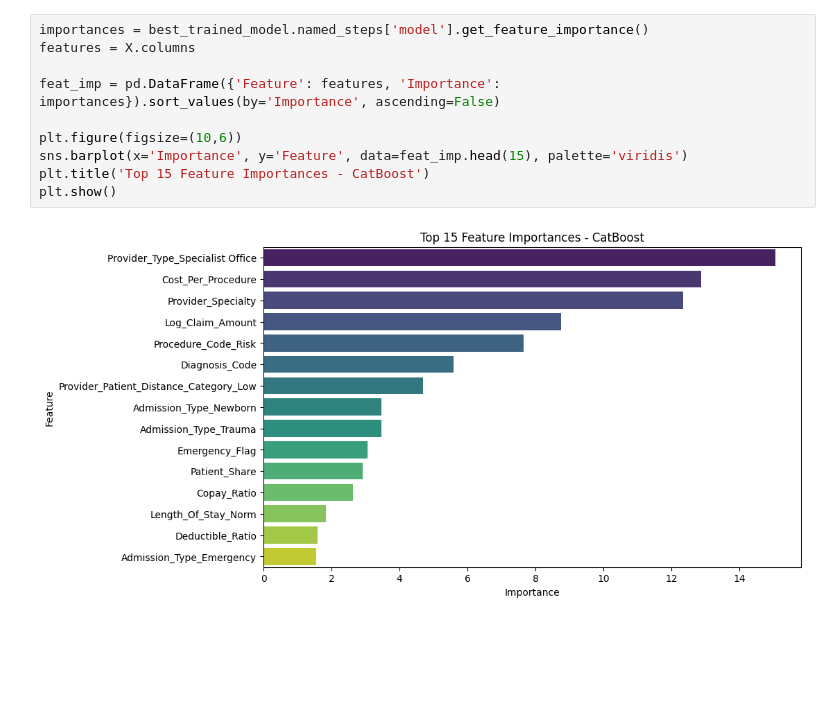
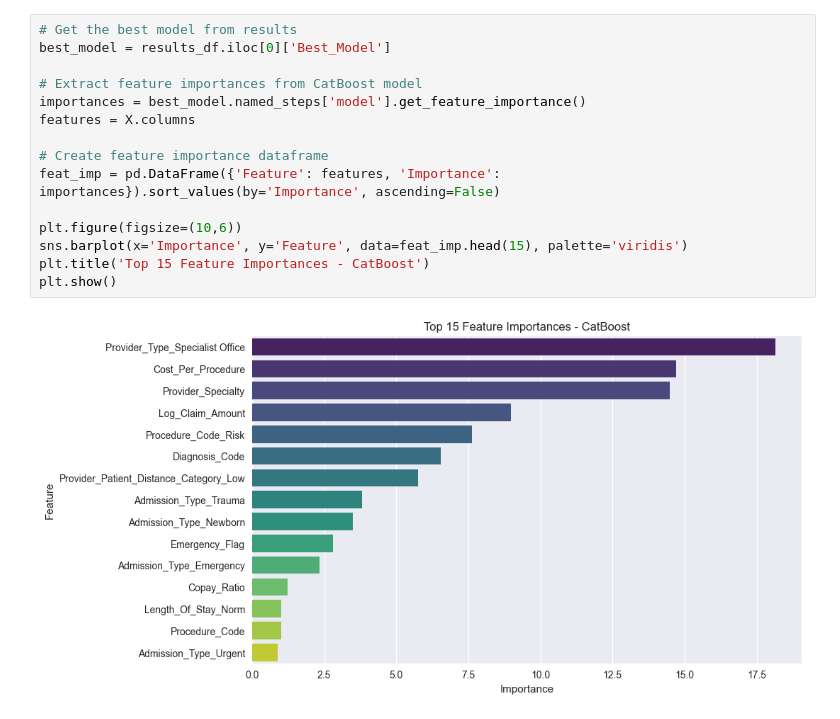
Before and after one commit to SurajKhodade15/us-healthcare-claims-fraud-ml, a Jupyter notebook: notebooks/03_model_experiments.ipynb, the cells around one changed output. Drawn from its saved outputs; the diff is of its cells as text; blank space fills up the shorter version.

```diff
--- a/notebooks/03_model_experiments.ipynb
+++ b/notebooks/03_model_experiments.ipynb
@@ -516,15 +655,20 @@ plt.show()
 # %%
-importances = best_trained_model.named_steps['model'].get_feature_importance()
+# Get the best model from results
+best_model = results_df.iloc[0]['Best_Model']
+
+# Extract feature importances from CatBoost model
+importances = best_model.named_steps['model'].get_feature_importance()
 features = X.columns
 
+# Create feature importance dataframe
 feat_imp = pd.DataFrame({'Feature': features, 'Importance': importances}).sort_values(by='Importance', ascending=False)
 
 plt.figure(figsize=(10,6))
 sns.barplot(x='Importance', y='Feature', data=feat_imp.head(15), palette='viridis')
 plt.title('Top 15 Feature Importances - CatBoost')
 plt.show()
 # %% [output]
-[figure, old version]
+[figure, new version]
 # %%
 cv_scores = cross_val_score(best_trained_model, X_train, y_train, cv=5, scoring='roc_auc')
 
```
Also changed, not shown: parts of 16 cells of this notebook, 37 other files.
